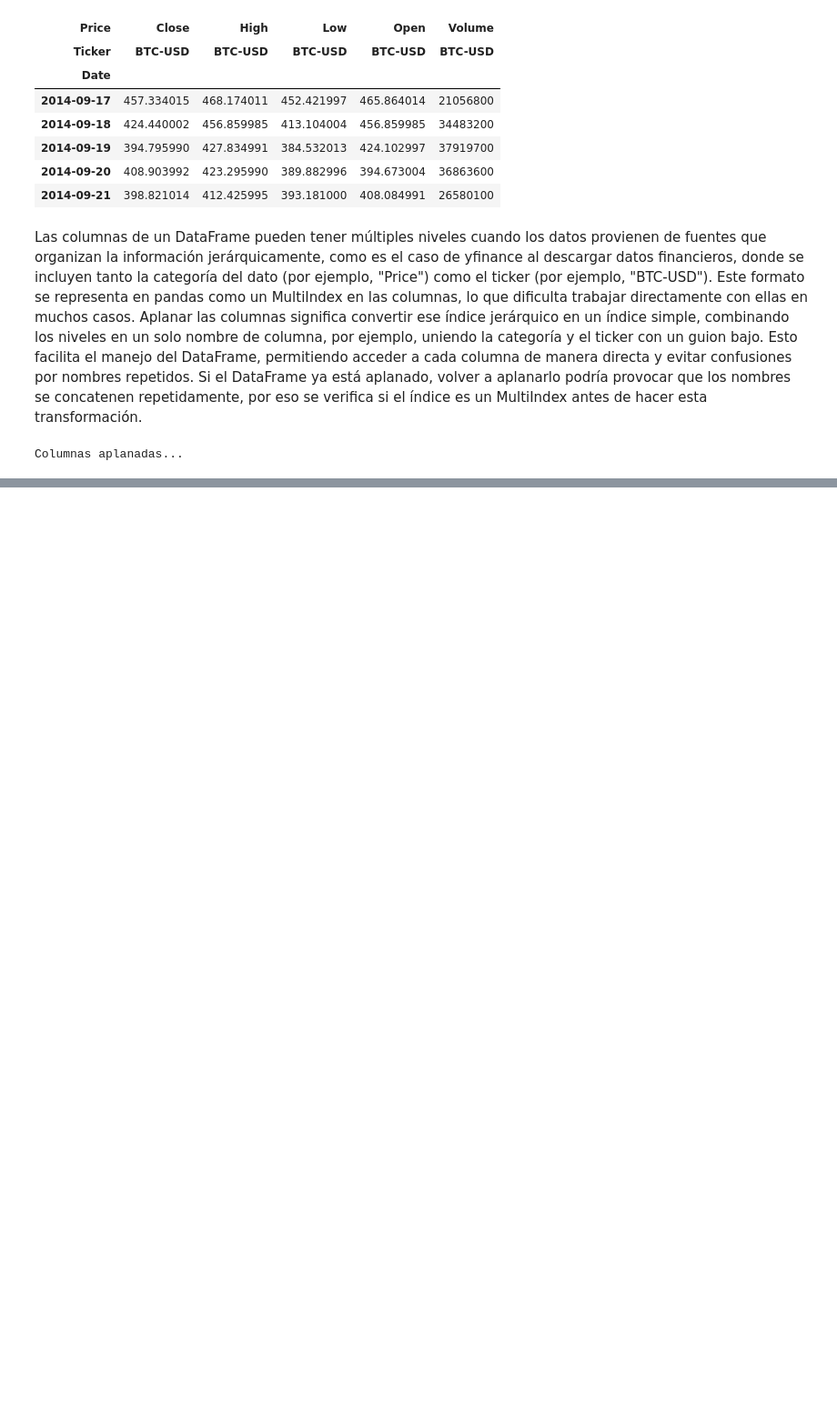
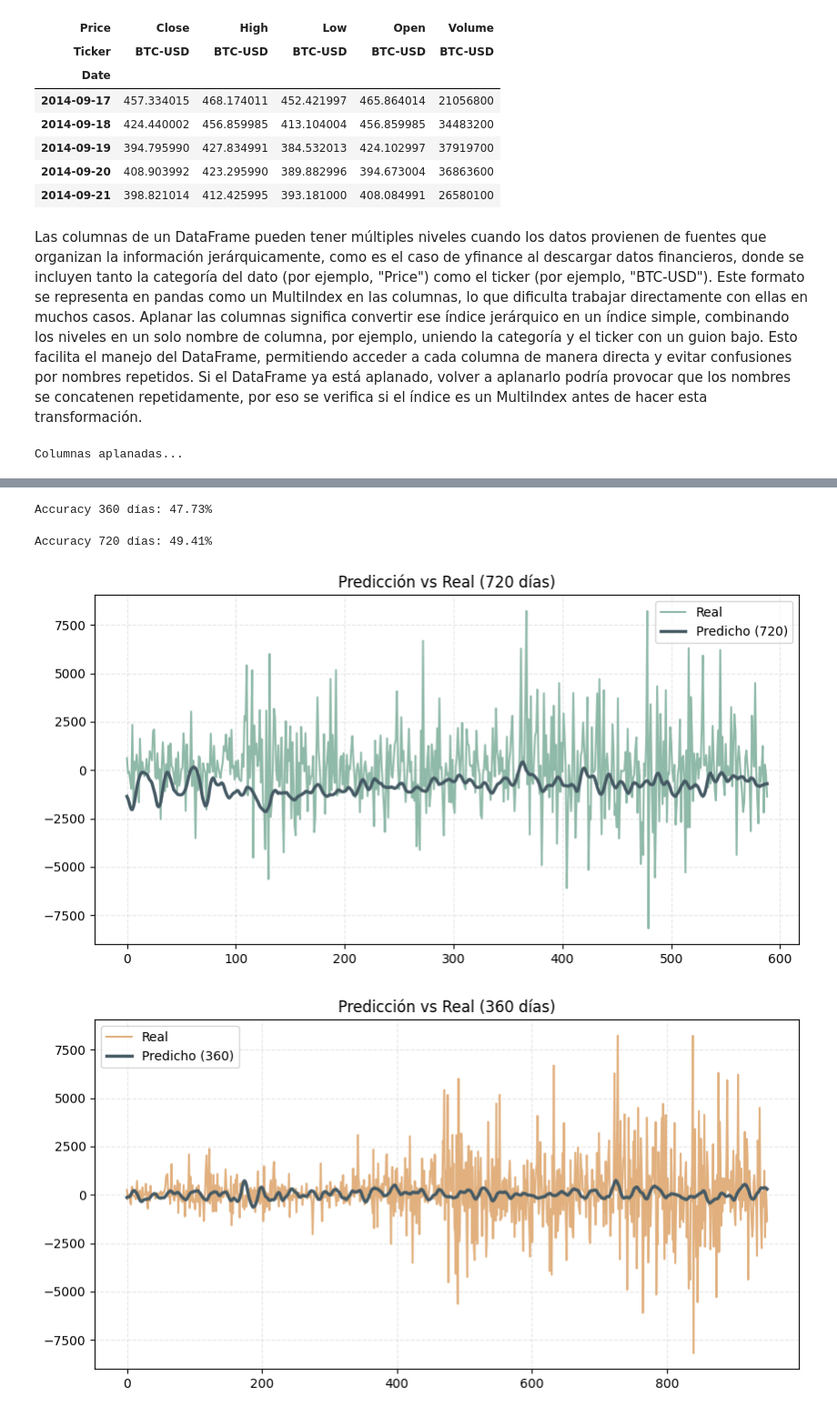
Before and after one commit to Israelamat/Price_prediction, a Jupyter notebook: btc/btc_predictor.ipynb, the cells around one changed output, grey strips where cells are left out. Shown at 91% size. Cells and saved outputs as stored; diff of their text form; code cells hidden in the pictures; blank space fills up the shorter version.

```diff
--- a/btc/btc_predictor.ipynb
+++ b/btc/btc_predictor.ipynb
@@ -323,0 +219,59 @@ Accuracy 180 días: 50.84%
+# %%
+# Construcción matriz de diseño
+Xb_360, yb_360 = build_design_matrix(parte_b, top20_360, 360)
+
+# Optimización de pesos
+model_360 = Ridge(alpha=1e-6)
+model_360.fit(Xb_360, yb_360)
+w_opt_360 = model_360.coef_
+
+# Evaluación
+acc_360, pred_360, act_360 = predict_and_eval(parte_c, top20_360, w_opt_360, 360)
+print(f"Accuracy 360 días: {acc_360:.2%}")
+# %% [output]
+Accuracy 360 días: 47.73%
+# %%
+# Construcción matriz de diseño
+Xb_720, yb_720 = build_design_matrix(parte_b, top20_720, 720)
+
+# Optimización de pesos
+model_720 = Ridge(alpha=1e-6)
+model_720.fit(Xb_720, yb_720)
+w_opt_720 = model_720.coef_
+
+# Evaluación
+acc_720, pred_720, act_720 = predict_and_eval(parte_c, top20_720, w_opt_720, 720)
+print(f"Accuracy 720 días: {acc_720:.2%}")
+# %% [output]
+Accuracy 720 días: 49.41%
+# %%
+# Línea predicha: constante en color y más ancha
+pred_color = '#455A64'  # gris azulado sobrio
+pred_width = 2.5
+
+plt.figure(figsize=(10,5))
+plt.plot(act_720, label="Real", color='#8FB9A8', linewidth=1.5)  # verde pastel
+plt.plot(pred_720, label="Predicho (720)", color=pred_color, linewidth=pred_width)
+plt.title("Predicción vs Real (720 días)")
+plt.legend()
+plt.grid(True, linestyle='--', alpha=0.3)
+plt.show()
+
+plt.figure(figsize=(10,5))
+plt.plot(act_360, label="Real", color='#E1B07E', linewidth=1.5)  # naranja suave
+plt.plot(pred_360, label="Predicho (360)", color=pred_color, linewidth=pred_width)
+plt.title("Predicción vs Real (360 días)")
+plt.legend()
+plt.grid(True, linestyle='--', alpha=0.3)
+plt.show()
+
+plt.figure(figsize=(10,5))
+plt.plot(act_180, label="Real", color='#A5A6F6', linewidth=1.5)  # azul lavanda
+plt.plot(pred_180, label="Predicho (180)", color=pred_color, linewidth=pred_width)
+plt.title("Predicción vs Real (180 días)")
+plt.legend()
+plt.grid(True, linestyle='--', alpha=0.3)
+plt.show()
+# %% [output]
+[figure, added]
+[figure, added]
```
Also changed, not shown: parts of 14 cells of this notebook.
